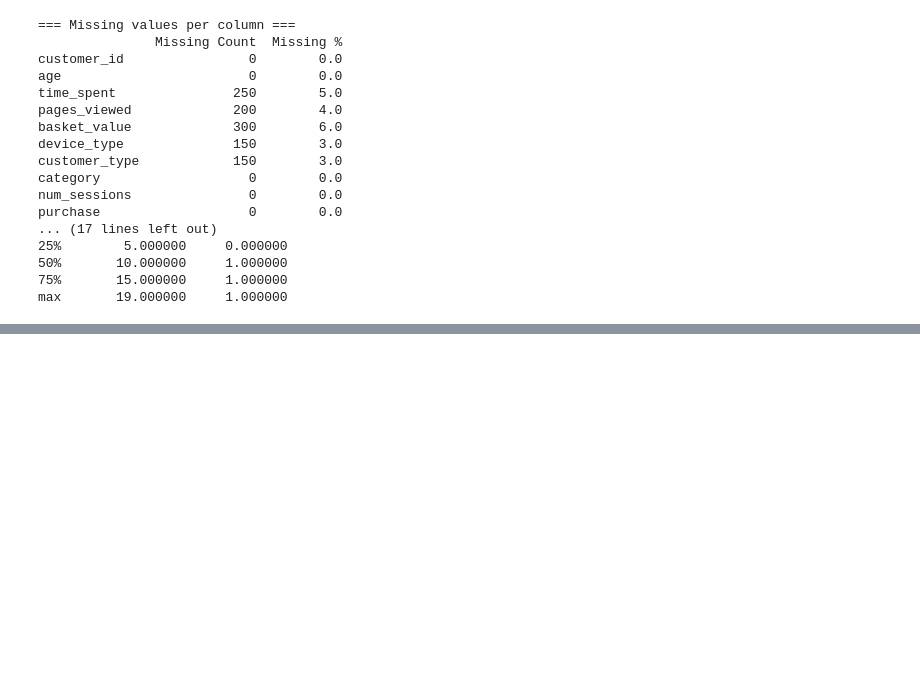
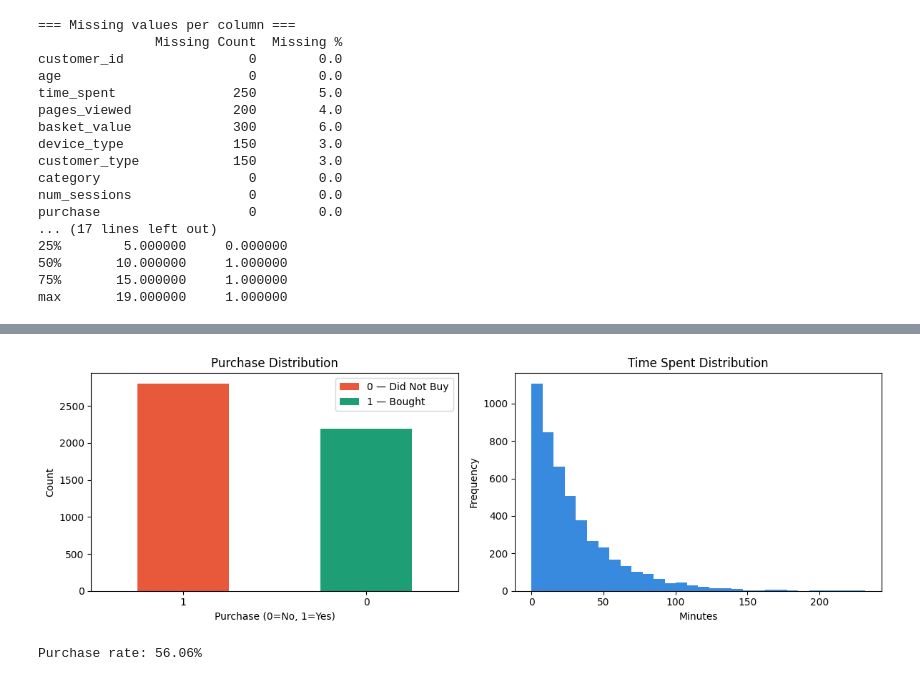
Before and after one commit to imon333/E-commerce-puschace-predictor-NeuralNetwork-pytorch., a Jupyter notebook: notebooks/purchase_prediction.ipynb, the cells around one changed output, grey strips where cells are left out. Drawn from its saved outputs; the diff is of its cells as text; code cells hidden in the pictures; blank space fills up the shorter version.

Commit message:
data visualize to check how many purchase and how many spend time

```diff
--- a/notebooks/purchase_prediction.ipynb
+++ b/notebooks/purchase_prediction.ipynb
@@ -130,0 +140,40 @@ max       19.000000     1.000000
+# %%
+fig, axes = plt.subplots(1, 2, figsize=(12, 4))
+
+df['purchase'].value_counts().plot(
+    kind = 'bar',
+    ax= axes[0],
+    color=['#E8593c' ,'#1D9E75']
+
+)
+
+axes[0].set_title('Purchase Distribution')
+axes[0].set_xlabel('Purchase (0=No, 1=Yes)')
+axes[0].set_ylabel('Count')
+axes[0].tick_params(rotation=0)
+legend_elements = [
+    Patch(facecolor='#E8593C', label='0 — Did Not Buy'),
+    Patch(facecolor='#1D9E75', label='1 — Bought')
+]
+axes[0].legend(handles=legend_elements)
+
+
+#------------------------------
+
+df['time_spent'].dropna().plot(
+    kind='hist',
+    ax=axes[1],
+    bins=30,
+    color='#378ADD'
+)
+axes[1].set_title('Time Spent Distribution')
+axes[1].set_xlabel('Minutes')
+
+
+plt.tight_layout()
+plt.show()
+
+print(f"Purchase rate: {df['purchase'].mean():.2%}")
+# %% [output]
+[figure, added]
+Purchase rate: 56.06%
```
Also changed, not shown: parts of 2 cells of this notebook.
